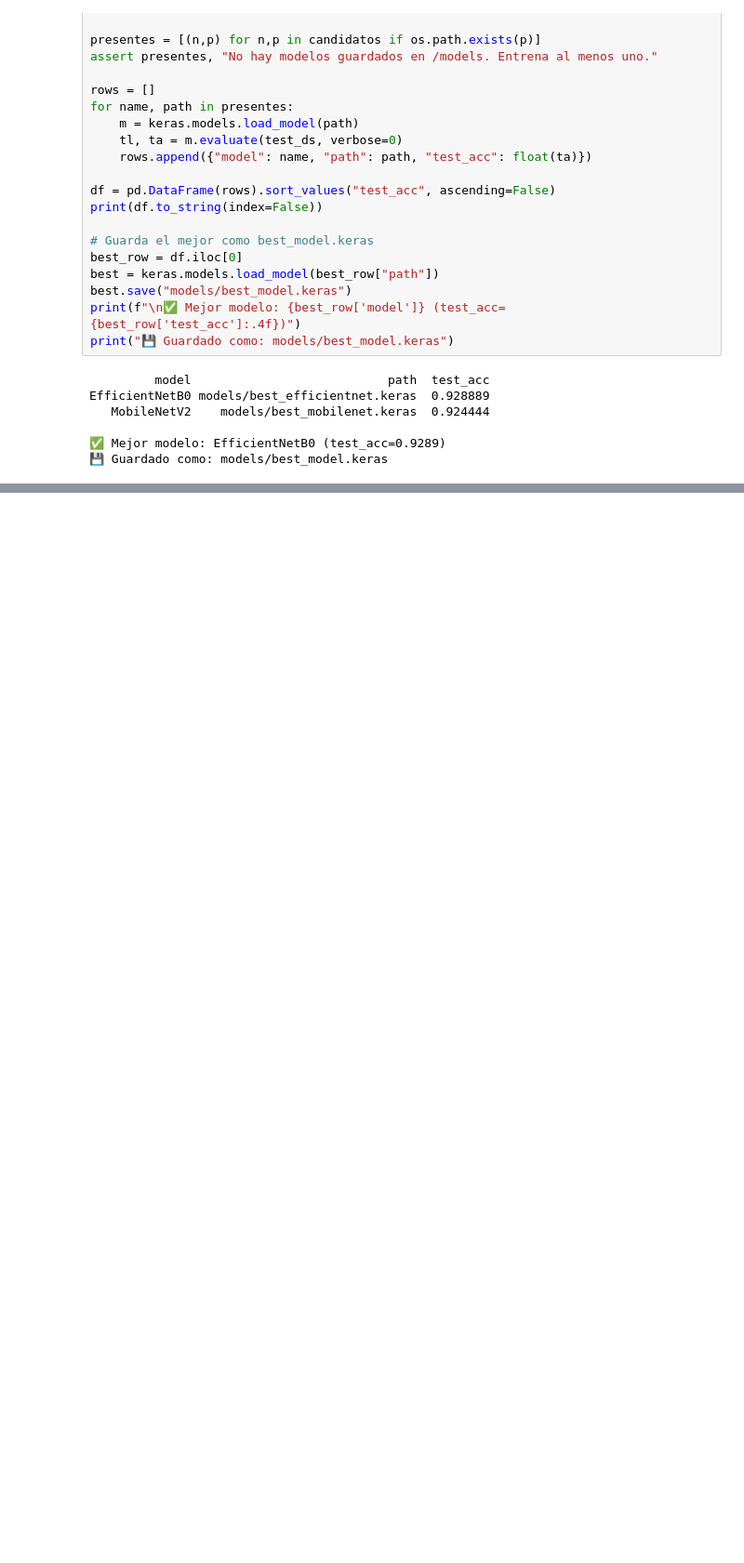
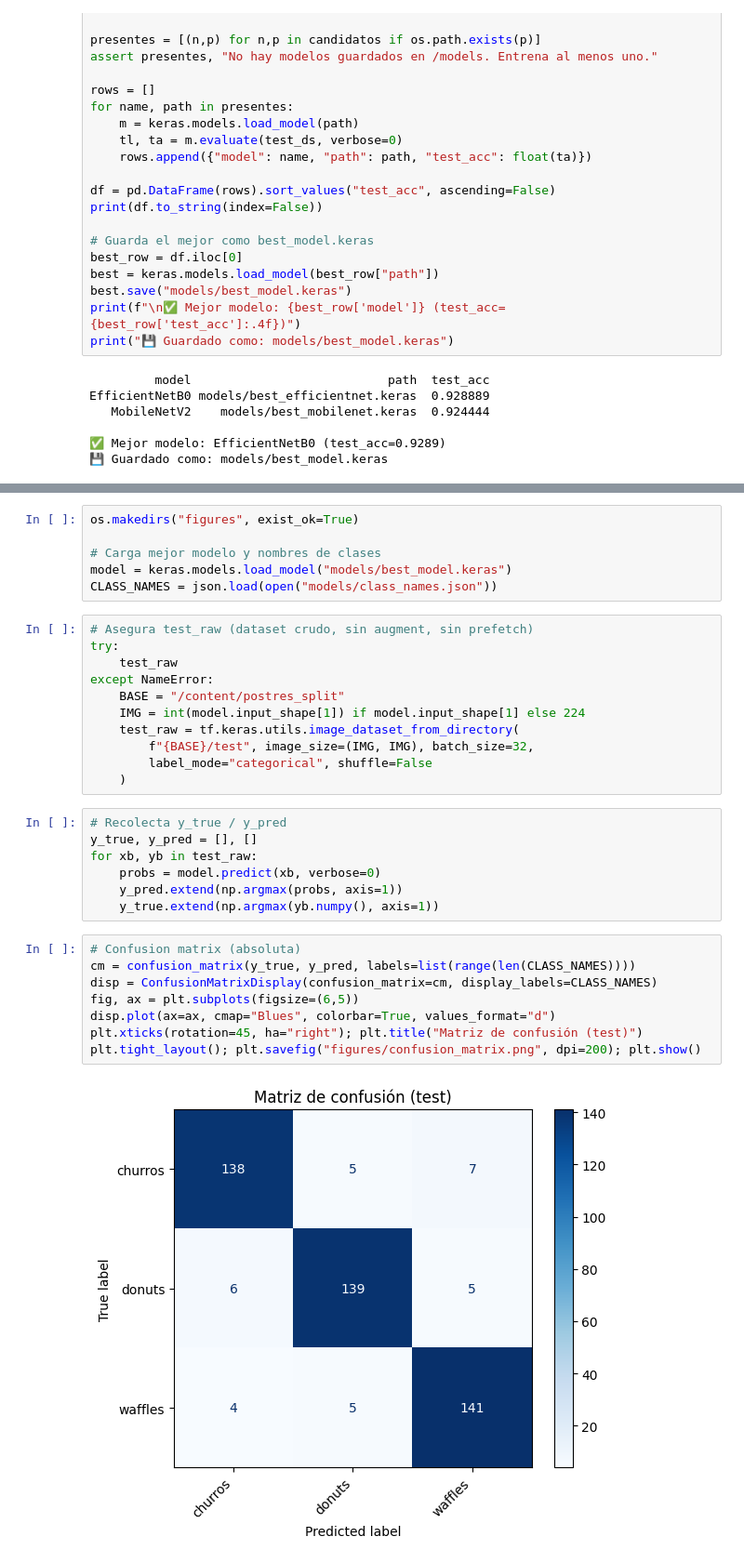
Before and after one commit to jmdrs22/proyecto-1, a Jupyter notebook: proyecto.ipynb, the cells around one changed output, grey strips where cells are left out. Shown at 93% size. Cells and saved outputs as stored; diff of their text form; blank space fills up the shorter version.

```diff
--- a/proyecto.ipynb
+++ b/proyecto.ipynb
@@ -755,0 +868,34 @@ EfficientNetB0 models/best_efficientnet.keras  0.928889
+# %%
+os.makedirs("figures", exist_ok=True)
+
+# Carga mejor modelo y nombres de clases
+model = keras.models.load_model("models/best_model.keras")
+CLASS_NAMES = json.load(open("models/class_names.json"))
+# %%
+# Asegura test_raw (dataset crudo, sin augment, sin prefetch)
+try:
+    test_raw
+except NameError:
+    BASE = "/content/postres_split"
+    IMG = int(model.input_shape[1]) if model.input_shape[1] else 224
+    test_raw = tf.keras.utils.image_dataset_from_directory(
+        f"{BASE}/test", image_size=(IMG, IMG), batch_size=32,
+        label_mode="categorical", shuffle=False
+    )
+# %%
+# Recolecta y_true / y_pred
+y_true, y_pred = [], []
+for xb, yb in test_raw:
+    probs = model.predict(xb, verbose=0)
+    y_pred.extend(np.argmax(probs, axis=1))
+    y_true.extend(np.argmax(yb.numpy(), axis=1))
+# %%
+# Confusion matrix (absoluta)
+cm = confusion_matrix(y_true, y_pred, labels=list(range(len(CLASS_NAMES))))
+disp = ConfusionMatrixDisplay(confusion_matrix=cm, display_labels=CLASS_NAMES)
+fig, ax = plt.subplots(figsize=(6,5))
+disp.plot(ax=ax, cmap="Blues", colorbar=True, values_format="d")
+plt.xticks(rotation=45, ha="right"); plt.title("Matriz de confusión (test)")
+plt.tight_layout(); plt.savefig("figures/confusion_matrix.png", dpi=200); plt.show()
+# %% [output]
+[figure, added]
```
Also changed, not shown: parts of 16 cells of this notebook.
